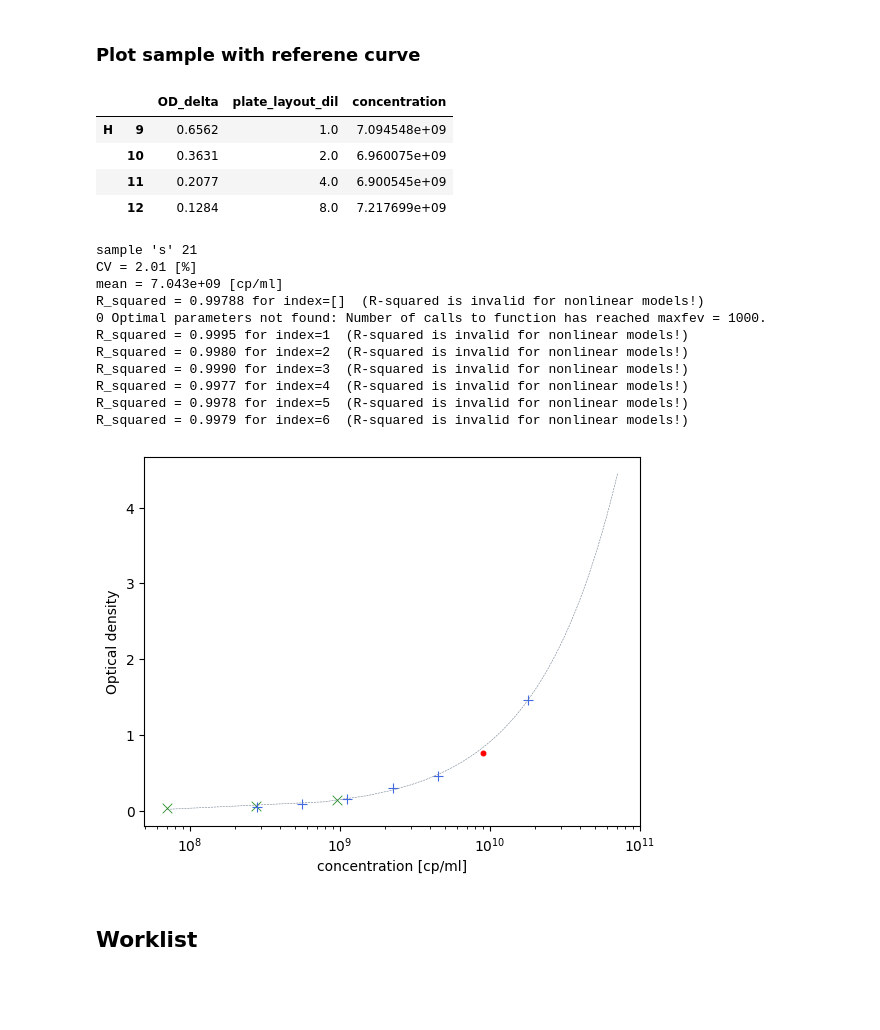
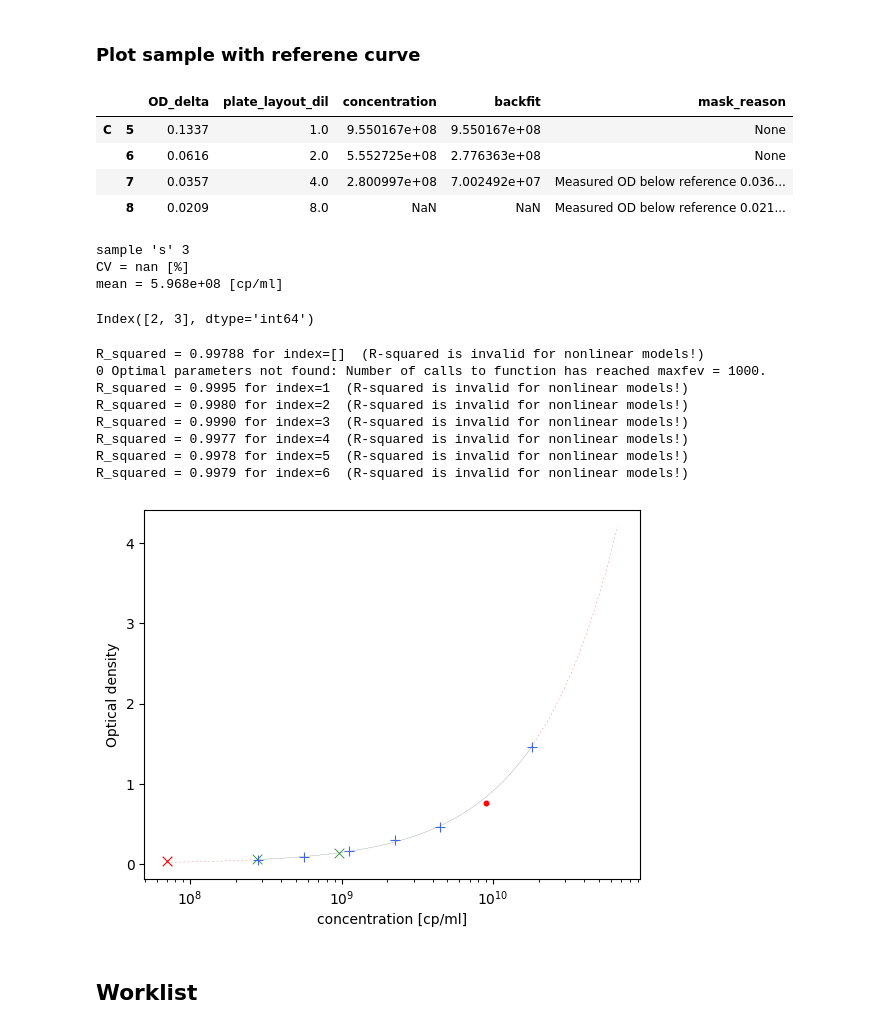
Before and after one commit to igicerovsky/elisa-report, a Jupyter notebook: report_notebook_steps_inplace.ipynb, the cells around one changed output. Cells and saved outputs as stored; diff of their text form; code cells hidden in the pictures; blank space fills up the shorter version.

```diff
--- a/report_notebook_steps_inplace.ipynb
+++ b/report_notebook_steps_inplace.ipynb
@@ -528,3 +542,11 @@ display(bf)
 |  | 9 | 1.122125e+09 | 1.150286e+09 | 0.153 | 102.509577 |
 |  | 10 | 5.610625e+08 | 4.622208e+08 | 0.0824 | 82.383126 |
 |  | 11 | 2.805312e+08 | 1.524312e+08 | 0.0465 | 54.336612 |
+# %%
+od_min = bf['Optical density'].min()
+od_max = bf['Optical density'].max()
+print('Optical density range = <{0:.4f}, {1:.4f}>'.format(od_min, od_max))
+
+sv_min = bf['Standard Value [cp/ml]'].min()
+sv_max = bf['Standard Value [cp/ml]'].max()
+print('Standard Value [cp/ml] range = <{0}, {1}>'.format(sv_min, sv_max))
@@ -705,6 +731,7 @@ mean 22415799599.225590
 ### Compute concentration for all `s` and `k` samples
 # %%
 samplesk.loc[:, ['concentration']] = samplesk.apply(lambda x: conc_func(x['OD_delta'], x['plate_layout_dil'], *popt), axis=1)
+samplesk.loc[:, ['backfit']] = samplesk.apply(lambda x: fitdata.inv_func(x['OD_delta'], *popt), axis=1)
 samplesk
 # %% [output]
 |  |  | OD_delta | OD_450 | OD_630 | plate_layout_ident | plate_layout_num | plate_layout_dil_id | ... |
@@ -722,0 +752,16 @@ samplesk
+# %%
+def mask_fn(val, odmin, odmax):
+    return not(val >= odmin and val <= odmax)
+
+def mask_reason_fn(val, odmin, odmax):
+    if val < odmin:
+        return 'Measured OD below reference {0:.3f} < {1:.3f}'.format(val, odmin)
+    if val > odmax:
+        return 'Measured OD above reference {0:.3f} > {1:.3f}'.format(val, odmax)
+    return None
+
+print('Optical density range = <{0:.4f}, {1:.4f}>'.format(od_min, od_max))
+
+# samplesk.loc[:, ['mask']] = samplesk.apply(lambda x: mask_fn(x['OD_delta'], od_min, od_max), axis=1)
+samplesk.loc[:, ['mask_reason']] = samplesk.apply(lambda x: mask_reason_fn(x['OD_delta'], od_min, od_max), axis=1)
+samplesk
@@ -732,7 +792,7 @@ def process_sample(samples, stype, sample_num):
 
 
 def print_sample(number, stype, sample, cv, mean):
-    display(sample[['OD_delta', 'plate_layout_dil', 'concentration']])
+    display(sample[['OD_delta', 'plate_layout_dil', 'concentration', 'backfit', 'mask_reason']])
     print("{1} '{2}' {0}".format(number, SAMPLE_TYPES[stype], stype))
     print("CV = {:2.3} [%]".format(100 * cv))
     print("mean = {:.4} [cp/ml]".format(mean))
@@ -820,43 +880,53 @@ display(sl)
 # %%
 import warnings
 from scipy.optimize import OptimizeWarning
+
+def mask_index(df):
+    b = df.reset_index(level=[0,1])
+    b = b[b['mask_reason'].notna()]
+
+    # display(b)
+    display(b.index)
+    return b.index
 
 def sample_img(samples, sample_type, sample_num, img_file=None, show=True):
     warnings.simplefilter('ignore', RuntimeWarning)
     warnings.simplefilter('ignore', OptimizeWarning)
 
     sd = process_sample(samples, sample_type, sample_num)
-    print_sample(i, 's', *s)
+    print_sample(i, 's', *sd)
+    mask_idx = mask_index(sd[0])
 
     x = ref.reset_index(level=[0,1])['plate_layout_dil']
     y = ref.reset_index(level=[0,1])['OD_delta']
     fit_result = fit_reference_auto_rm(x, y, verbose=True)
     # compute original concenmtration
     sd[0].loc[:, ['conc_plot']] = sd[0].apply(lambda x: x['concentration'] / x['plate_layout_dil'], axis=1)
     sx = sd[0].reset_index(level=[0,1])['conc_plot']
     sy = sd[0].reset_index(level=[0,1])['OD_delta']
-    fit_image(x, y, fit_result[0][0], fit_result[0][1], img_file, confidence='student-t', rm_index=fit_result[1],
+    fit_image(x, y, fit_result[0][0], fit_result[0][1], img_file, confidence='student-t', rm_index=fit_result[1], mask_index=mask_idx,
               sx=sx, sy=sy, show=show)
 
 sample_img(samplesk, 's', 9)
 # %% [output]
-|  |  | OD_delta | plate_layout_dil | concentration |
-| H | 9 | 0.6562 | 1.0 | 7.094548e+09 |
-|  | 10 | 0.3631 | 2.0 | 6.960075e+09 |
-|  | 11 | 0.2077 | 4.0 | 6.900545e+09 |
-|  | 12 | 0.1284 | 8.0 | 7.217699e+09 |
+|  |  | OD_delta | plate_layout_dil | concentration | backfit | mask_reason |
+| C | 5 | 0.1337 | 1.0 | 9.550167e+08 | 9.550167e+08 | None |
+|  | 6 | 0.0616 | 2.0 | 5.552725e+08 | 2.776363e+08 | None |
+|  | 7 | 0.0357 | 4.0 | 2.800997e+08 | 7.002492e+07 | Measured OD below reference 0.036... |
+|  | 8 | 0.0209 | 8.0 | NaN | NaN | Measured OD below reference 0.021... |
-sample 's' 21
-CV = 2.01 [%]
-mean = 7.043e+09 [cp/ml]
-R_squared = 0.99788 for index=[]  (R-squared is invalid for nonlinear models!)
-0 Optimal parameters not found: Number of calls to function has reached maxfev = 1000.
-R_squared = 0.9995 for index=1  (R-squared is invalid for nonlinear models!)
-R_squared = 0.9980 for index=2  (R-squared is invalid for nonlinear models!)
-R_squared = 0.9990 for index=3  (R-squared is invalid for nonlinear models!)
-R_squared = 0.9977 for index=4  (R-squared is invalid for nonlinear models!)
-R_squared = 0.9978 for index=5  (R-squared is invalid for nonlinear models!)
-R_squared = 0.9979 for index=6  (R-squared is invalid for nonlinear models!)
+sample 's' 3
+CV = nan [%]
+mean = 5.968e+08 [cp/ml]
+Index([2, 3], dtype='int64')
+R_squared = 0.99788 for index=[]  (R-squared is invalid for nonlinear models!)
+0 Optimal parameters not found: Number of calls to function has reached maxfev = 1000.
+R_squared = 0.9995 for index=1  (R-squared is invalid for nonlinear models!)
+R_squared = 0.9980 for index=2  (R-squared is invalid for nonlinear models!)
+R_squared = 0.9990 for index=3  (R-squared is invalid for nonlinear models!)
+R_squared = 0.9977 for index=4  (R-squared is invalid for nonlinear models!)
+R_squared = 0.9978 for index=5  (R-squared is invalid for nonlinear models!)
+R_squared = 0.9979 for index=6  (R-squared is invalid for nonlinear models!)
-[figure, old version]
+[figure, new version]
 # %% [markdown]
 ## Worklist
 # %%
```
Also changed, not shown: parts of 15 cells of this notebook.
